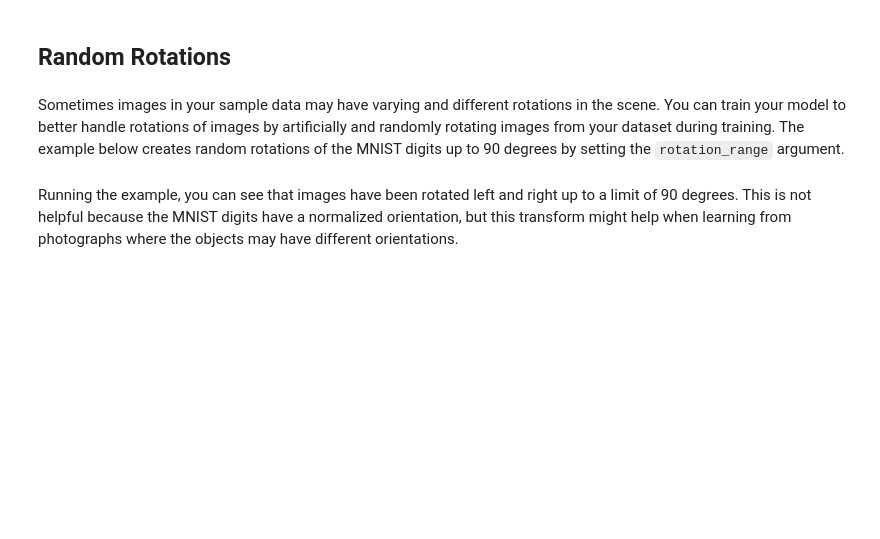
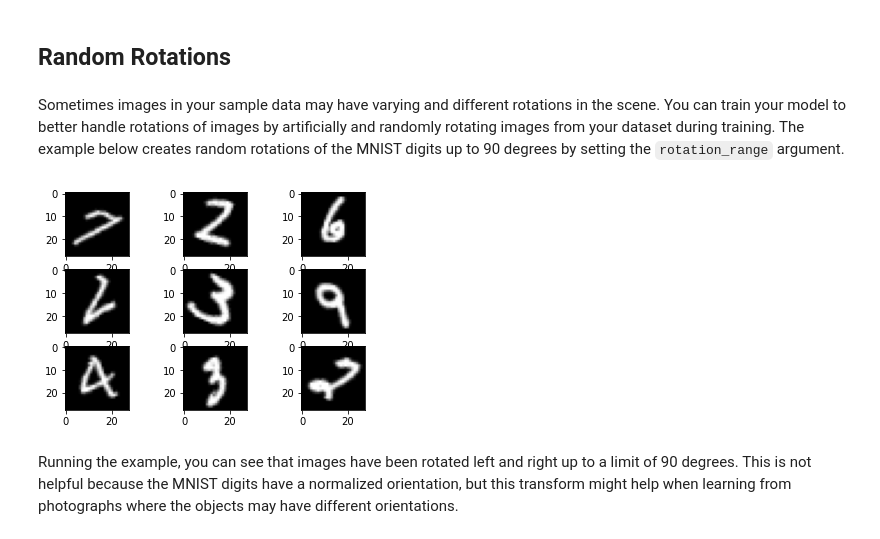
Before and after one commit to eccnil/deep-learning-exercises, a Jupyter notebook: 2.Convolutional Neural Networks/1.Lessons/2.Improve Model Performance With Image Augmentation.ipynb, the cells around one changed output. Drawn from its saved outputs; the diff is of its cells as text; code cells hidden in the pictures; blank space fills up the shorter version.

```diff
--- a/2.Convolutional Neural Networks/1.Lessons/2.Improve Model Performance With Image Augmentation.ipynb
+++ b/2.Convolutional Neural Networks/1.Lessons/2.Improve Model Performance With Image Augmentation.ipynb
@@ -154,34 +162,36 @@ Sometimes images in your sample data may have varying and different rotations in
 from tensorflow.keras.datasets import mnist
 from tensorflow.keras.preprocessing.image import ImageDataGenerator
 import matplotlib.pyplot as plt
 
 # load data
 (X_train, y_train), (X_test, y_test) = mnist.load_data()
 
 # reshape to be [samples][width][height][channels]
 X_train = X_train.reshape(X_train.shape[0], 28, 28, 1)
 X_test = X_test.reshape(X_test.shape[0], 28, 28, 1)
 
 # convert from int to float
 X_train = X_train.astype('float32')
 X_test = X_test.astype('float32')
 
 # define data preparation
-datagen = ImageDataGenerator(rotation_range=90)
+datagen = ImageDataGenerator(rotation_range=30)
 
 # fit parameters from data
 datagen.fit(X_train)
 
 # configure batch size and retrieve one batch of images
 for X_batch, y_batch in datagen.flow(X_train, y_train, batch_size=9):
     # create a grid of 3x3 images
     for i in range(0, 9):
         pyplot.subplot(330 + 1 + i)
         pyplot.imshow(X_batch[i].reshape(28, 28), cmap=pyplot.get_cmap('gray'))
 
     # show the plot
     pyplot.show()
     break
+# %% [output]
+[figure, added]
 # %% [markdown]
 Running the example, you can see that images have been rotated left and right up to a limit of 90 degrees. This is not helpful because the MNIST digits have a normalized orientation, but this transform might help when learning from photographs where the objects may have different orientations.
 # %% [markdown]
```
Also changed, not shown: parts of 6 cells of this notebook.
